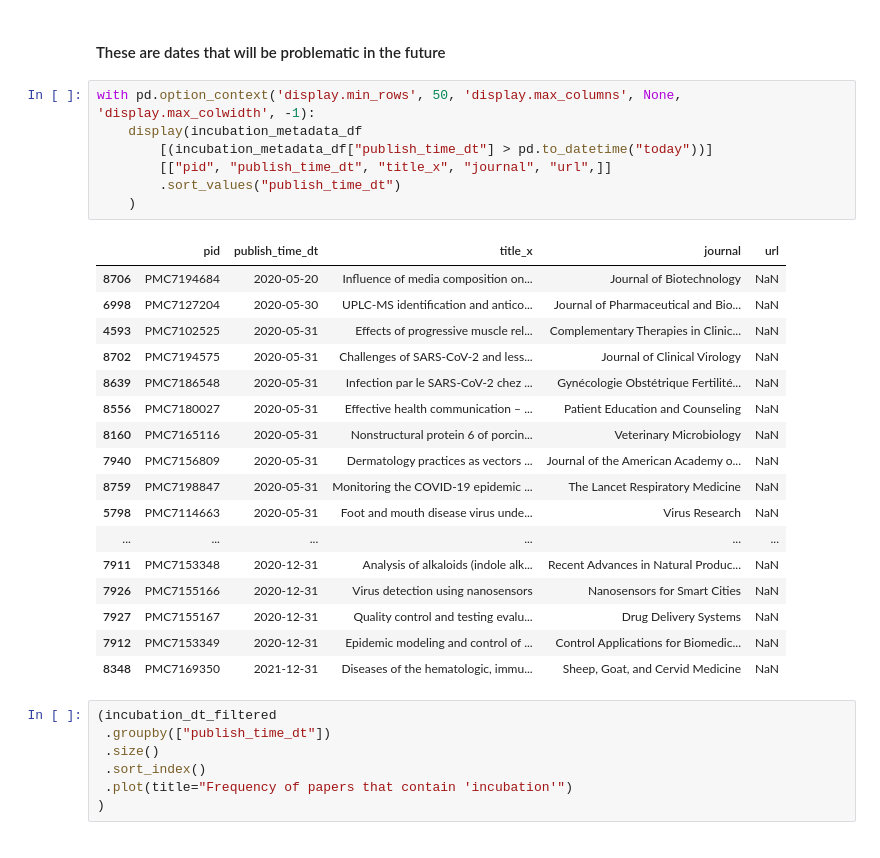
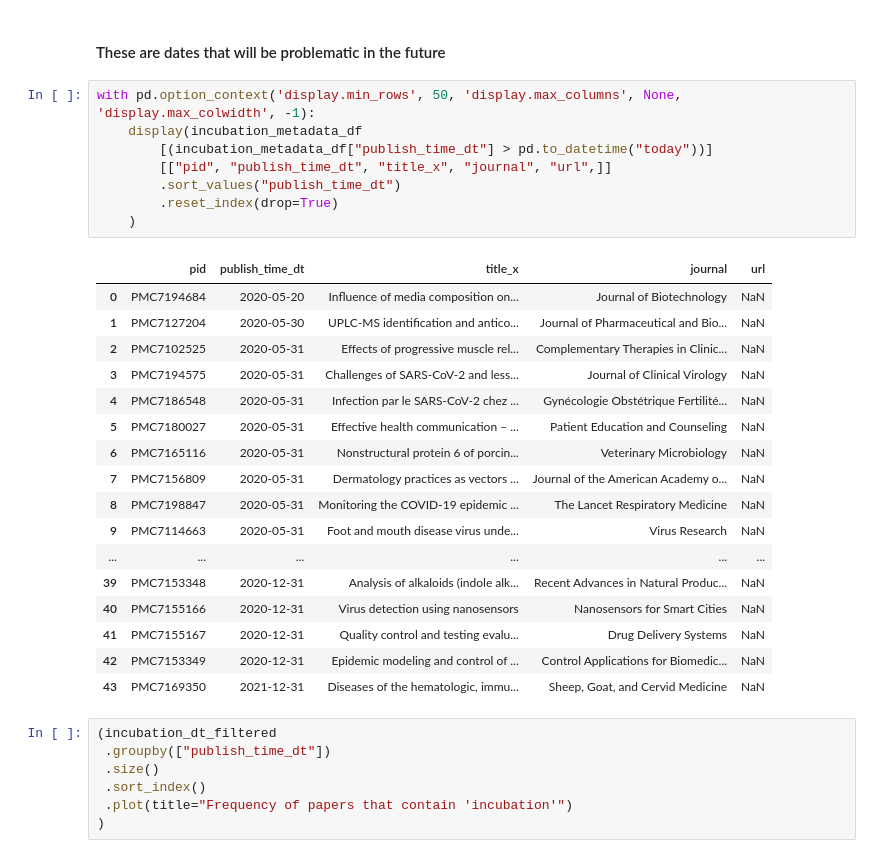
Before and after one commit to databridgevt/covid19, a Jupyter notebook: analysis/db/incubation_period/03-filtered_incubation_sentences.py.ipynb, the cells around one changed output. Drawn from its saved outputs; the diff is of its cells as text.

Commit message:
reset index on future date df display (for easy counting)

```diff
--- a/analysis/db/incubation_period/03-filtered_incubation_sentences.py.ipynb
+++ b/analysis/db/incubation_period/03-filtered_incubation_sentences.py.ipynb
@@ -48,28 +48,29 @@ number of unique pid's since 2020-01-01 00:00:00: (547,)
 # %%
 with pd.option_context('display.min_rows', 50, 'display.max_columns', None, 'display.max_colwidth', -1):
     display(incubation_metadata_df
         [(incubation_metadata_df["publish_time_dt"] > pd.to_datetime("today"))]
         [["pid", "publish_time_dt", "title_x", "journal", "url",]]
         .sort_values("publish_time_dt")
+        .reset_index(drop=True)
     )
 # %% [output]
 |  | pid | publish_time_dt | title_x | journal | url |
-| 8706 | PMC7194684 | 2020-05-20 | Influence of media composition on... | Journal of Biotechnology | NaN |
-| 6998 | PMC7127204 | 2020-05-30 | UPLC-MS identification and antico... | Journal of Pharmaceutical and Bio... | NaN |
-| 4593 | PMC7102525 | 2020-05-31 | Effects of progressive muscle rel... | Complementary Therapies in Clinic... | NaN |
-| 8702 | PMC7194575 | 2020-05-31 | Challenges of SARS-CoV-2 and less... | Journal of Clinical Virology | NaN |
-| 8639 | PMC7186548 | 2020-05-31 | Infection par le SARS-CoV-2 chez ... | Gynécologie Obstétrique Fertilité... | NaN |
-| 8556 | PMC7180027 | 2020-05-31 | Effective health communication – ... | Patient Education and Counseling | NaN |
-| 8160 | PMC7165116 | 2020-05-31 | Nonstructural protein 6 of porcin... | Veterinary Microbiology | NaN |
-| 7940 | PMC7156809 | 2020-05-31 | Dermatology practices as vectors ... | Journal of the American Academy o... | NaN |
-| 8759 | PMC7198847 | 2020-05-31 | Monitoring the COVID-19 epidemic ... | The Lancet Respiratory Medicine | NaN |
-| 5798 | PMC7114663 | 2020-05-31 | Foot and mouth disease virus unde... | Virus Research | NaN |
+| 0 | PMC7194684 | 2020-05-20 | Influence of media composition on... | Journal of Biotechnology | NaN |
+| 1 | PMC7127204 | 2020-05-30 | UPLC-MS identification and antico... | Journal of Pharmaceutical and Bio... | NaN |
+| 2 | PMC7102525 | 2020-05-31 | Effects of progressive muscle rel... | Complementary Therapies in Clinic... | NaN |
+| 3 | PMC7194575 | 2020-05-31 | Challenges of SARS-CoV-2 and less... | Journal of Clinical Virology | NaN |
+| 4 | PMC7186548 | 2020-05-31 | Infection par le SARS-CoV-2 chez ... | Gynécologie Obstétrique Fertilité... | NaN |
+| 5 | PMC7180027 | 2020-05-31 | Effective health communication – ... | Patient Education and Counseling | NaN |
+| 6 | PMC7165116 | 2020-05-31 | Nonstructural protein 6 of porcin... | Veterinary Microbiology | NaN |
+| 7 | PMC7156809 | 2020-05-31 | Dermatology practices as vectors ... | Journal of the American Academy o... | NaN |
+| 8 | PMC7198847 | 2020-05-31 | Monitoring the COVID-19 epidemic ... | The Lancet Respiratory Medicine | NaN |
+| 9 | PMC7114663 | 2020-05-31 | Foot and mouth disease virus unde... | Virus Research | NaN |
 | ... | ... | ... | ... | ... | ... |
-| 7911 | PMC7153348 | 2020-12-31 | Analysis of alkaloids (indole alk... | Recent Advances in Natural Produc... | NaN |
-| 7926 | PMC7155166 | 2020-12-31 | Virus detection using nanosensors | Nanosensors for Smart Cities | NaN |
-| 7927 | PMC7155167 | 2020-12-31 | Quality control and testing evalu... | Drug Delivery Systems | NaN |
-| 7912 | PMC7153349 | 2020-12-31 | Epidemic modeling and control of ... | Control Applications for Biomedic... | NaN |
-| 8348 | PMC7169350 | 2021-12-31 | Diseases of the hematologic, immu... | Sheep, Goat, and Cervid Medicine | NaN |
+| 39 | PMC7153348 | 2020-12-31 | Analysis of alkaloids (indole alk... | Recent Advances in Natural Produc... | NaN |
+| 40 | PMC7155166 | 2020-12-31 | Virus detection using nanosensors | Nanosensors for Smart Cities | NaN |
+| 41 | PMC7155167 | 2020-12-31 | Quality control and testing evalu... | Drug Delivery Systems | NaN |
+| 42 | PMC7153349 | 2020-12-31 | Epidemic modeling and control of ... | Control Applications for Biomedic... | NaN |
+| 43 | PMC7169350 | 2021-12-31 | Diseases of the hematologic, immu... | Sheep, Goat, and Cervid Medicine | NaN |
 # %%
 (incubation_dt_filtered
  .groupby(["publish_time_dt"])
```
